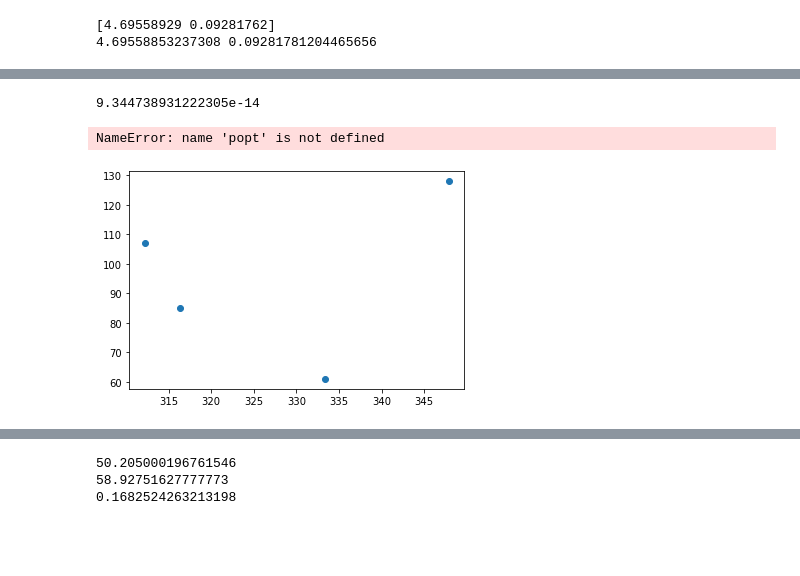
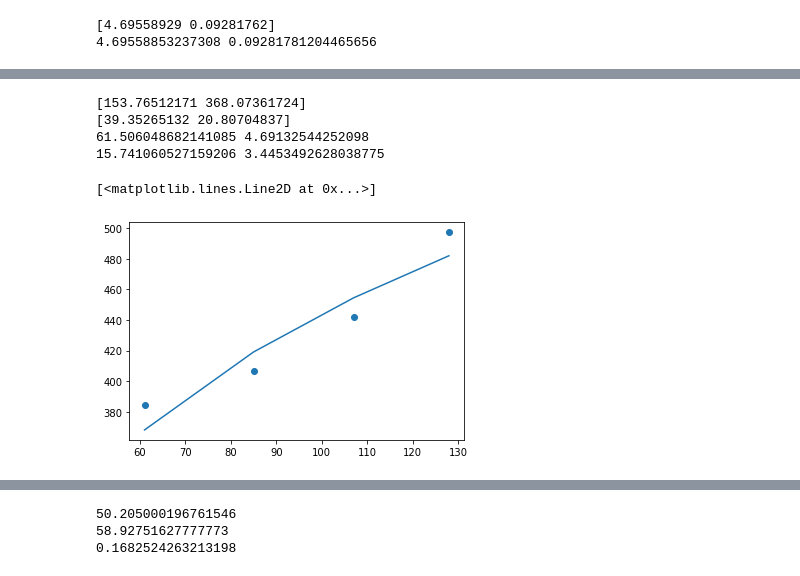
Before and after one commit to BoiseStatePlanetary/Optimizing-Number-and-Placement-of-Anemometers, a Jupyter notebook: figures and data/Field Experiments/Alamosa_Parking_Lot_Experiments/Experimenting with roughness scale measurements.ipynb, the cells around one changed output, grey strips where cells are left out. Saved outputs shown, nothing was run; the diff lists cells and outputs as text; code cells hidden in the pictures; blank space fills up the shorter version.

```diff
--- a/figures and data/Field Experiments/Alamosa_Parking_Lot_Experiments/Experimenting with roughness scale measurements.ipynb
+++ b/figures and data/Field Experiments/Alamosa_Parking_Lot_Experiments/Experimenting with roughness scale measurements.ipynb
@@ -231,48 +172,50 @@ def sample_wind_profile(sample_time, t0, time=time, windspeeds=windspeeds):
 
     Returns:
         Wind speeds averaged for sample time from different anemometer times series, one after another
     """
 
     # Run through each height, assuming the first one in windspeeds is the lowest and on up
     cur_t0 = t0
 
     averaged_heights = np.array([])
     averaged_windspeeds = np.array([])
     std_windspeeds = np.array([])
     for key in windspeeds.keys():
         ind = (time - cur_t0) <= sample_time
 
         averaged_windspeeds = np.append(np.mean(windspeeds[key][ind]), averaged_windspeeds)
         averaged_heights = np.append(heights[key], averaged_heights)
         std_windspeeds = np.append(np.std(windspeeds[key][ind])/(np.sqrt(len(windspeeds[key][ind])) - 1.),
                                    std_windspeeds)
 
         cur_t0 += sample_time
 
     return averaged_heights, averaged_windspeeds, std_windspeeds
 
-averaged_heights, averaged_windspeeds, std_windspeeds = sample_wind_profile(0., 15.)
-# plt.errorbar(averaged_windspeeds, averaged_heights, xerr=std_windspeeds)
-plt.scatter(averaged_windspeeds, averaged_heights)
+averaged_heights, averaged_windspeeds, std_windspeeds = sample_wind_profile(150., 150.)
+plt.scatter(averaged_heights, averaged_windspeeds)
 
-# x = np.log(averaged_heights/np.min(averaged_heights))
-# y = averaged_windspeeds
-# sigma = std_windspeeds
-# popt, pcov = curve_fit(lin_fit, x, y)
-# unc = np.sqrt(np.diag(pcov))
+x = np.log(averaged_heights/np.min(averaged_heights))
+y = averaged_windspeeds
+popt, pcov = curve_fit(lin_fit, x, y, sigma=std_windspeeds)
+unc = np.sqrt(np.diag(pcov))
+
+print(popt)
+print(unc)
 
 zstar = calculate_zstar_from_profile(averaged_heights, averaged_windspeeds)
-print(zstar)
-# print(calc_zstar_from_slope_and_intercept(np.min(averaged_heights), *popt))
 ustar = calc_ustar_from_slope(0.4, popt[0])
 sigma_ustar = calc_sigma_ustar(0.4, unc[0])
-# print(ustar, sigma_ustar)
+sigma_zstar = calc_sigma_zstar(popt[0], zstar, unc[0], popt[1], unc[1], pcov[1,0])
+print(ustar, zstar)
+print(sigma_ustar, sigma_zstar)
 
-# def calc_sigma_zstar(kappa, ustar, sigma_ustar, zstar, intercept, sigma_intercept):
-
-plt.plot(lin_fit(x, *popt), averaged_heights)
+plt.plot(averaged_heights, lin_fit(x, *popt))
 # %% [output]
-9.344738931222305e-14
+[153.76512171 368.07361724]
+[39.35265132 20.80704837]
+61.506048682141085 4.69132544252098
+15.741060527159206 3.4453492628038775
-NameError: name 'popt' is not defined
+[<matplotlib.lines.Line2D at 0x...>]
-[figure, old version]
+[figure, new version]
 # %%
```
Also changed, not shown: parts of 7 cells of this notebook.
